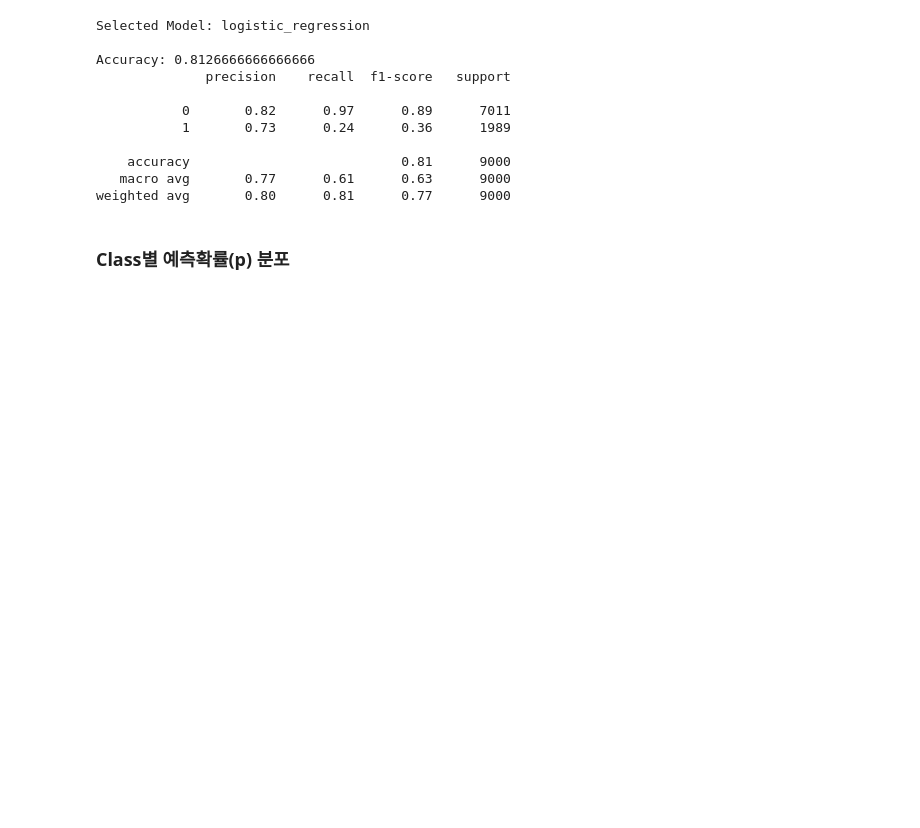
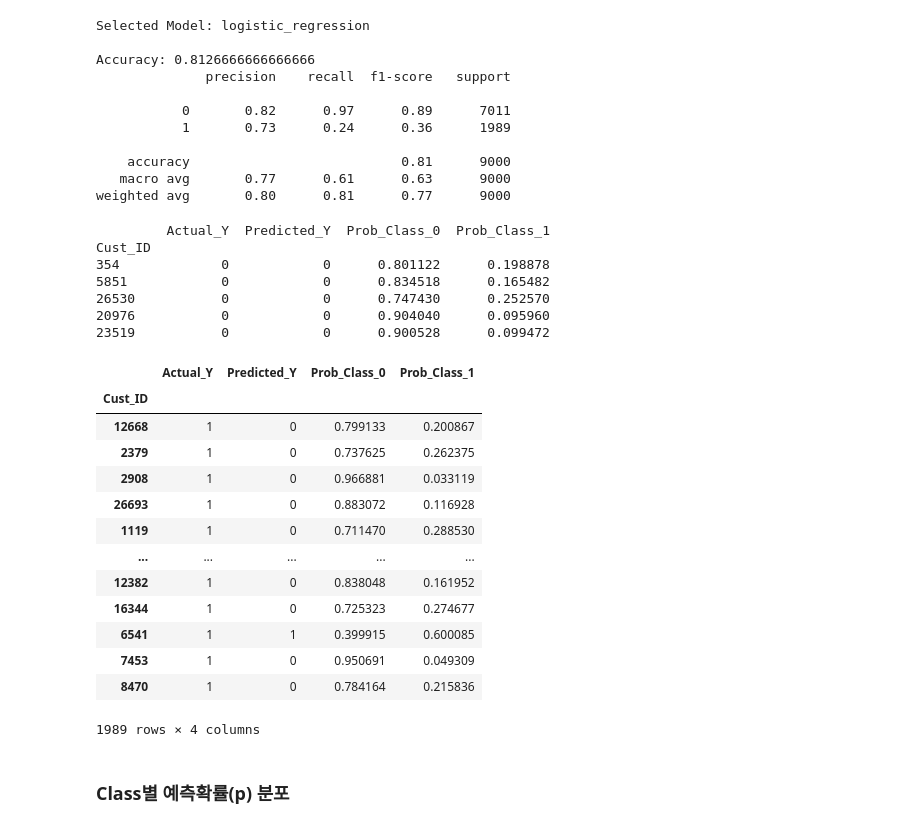
Before and after one commit to datadigger01/Datahandling, a Jupyter notebook: Code_example/week13_Classification_Performance_Evaluation.ipynb, the cells around one changed output. Cells and saved outputs as stored; diff of their text form; code cells hidden in the pictures; blank space fills up the shorter version.

```diff
--- a/Code_example/week13_Classification_Performance_Evaluation.ipynb
+++ b/Code_example/week13_Classification_Performance_Evaluation.ipynb
@@ -130,8 +130,8 @@ y_test = test_df['default_YN']
 models = {
     'logistic_regression': LogisticRegression(penalty='l1', solver='liblinear', C=1.0, random_state=345, max_iter=1000),
     'svm': SVC(probability=True, random_state=2345, kernel='rbf'),  # 예측 확률 시각화를 위해 probability=True 설정
-    'random_forest': RandomForestClassifier(n_estimators=100, max_depth=6, random_state=2345, n_jobs=-1),
-    'boosting': GradientBoostingClassifier(n_estimators=100, learning_rate=0.1, max_depth=10, random_state=2345)
+    'random_forest': RandomForestClassifier(n_estimators=200, max_depth=8, random_state=2345, n_jobs=-1),
+    'boosting': GradientBoostingClassifier(n_estimators=200, learning_rate=0.05, max_depth=3, random_state=2345)
 }
 
 # [선택] 실행하고자 하는 알고리즘명을 입력하세요: 'logistic_regression', 'svm', 'random_forest', 'boosting'
@@ -164,6 +164,45 @@ Accuracy: 0.8126666666666666
     accuracy                           0.81      9000
    macro avg       0.77      0.61      0.63      9000
 weighted avg       0.80      0.81      0.77      9000
+# %%
+# 1. model.predict_proba(X_test) 결과에서 클래스 0과 클래스 1의 확률을 분리
+proba_results = model.predict_proba(X_test)
+prob_class_0 = proba_results[:, 0]
+prob_class_1 = proba_results[:, 1]
+
+# 2. y_test의 index를 기준으로 DataFrame 생성
+evaluation_df = pd.DataFrame({
+    'Actual_Y': y_test,                          # 실제 정답 (0 또는 1)
+    'Predicted_Y': y_pred.astype(int),           # 모델 예측값 (0 또는 1)
+    'Prob_Class_0': prob_class_0,                # 클래스 0(정상)일 확률
+    'Prob_Class_1': prob_class_1                 # 클래스 1(연체)일 확률
+}, index=X_test.index)
+
+# 3. 데이터프레임 확인
+print(evaluation_df.head())
+evaluation_df[evaluation_df['Actual_Y']==1]
+# %% [output]
+         Actual_Y  Predicted_Y  Prob_Class_0  Prob_Class_1
+Cust_ID
+354             0            0      0.801122      0.198878
+5851            0            0      0.834518      0.165482
+26530           0            0      0.747430      0.252570
+20976           0            0      0.904040      0.095960
+23519           0            0      0.900528      0.099472
+|  | Actual_Y | Predicted_Y | Prob_Class_0 | Prob_Class_1 |
+| Cust_ID |  |  |  |  |
+| 12668 | 1 | 0 | 0.799133 | 0.200867 |
+| 2379 | 1 | 0 | 0.737625 | 0.262375 |
+| 2908 | 1 | 0 | 0.966881 | 0.033119 |
+| 26693 | 1 | 0 | 0.883072 | 0.116928 |
+| 1119 | 1 | 0 | 0.711470 | 0.288530 |
+| ... | ... | ... | ... | ... |
+| 12382 | 1 | 0 | 0.838048 | 0.161952 |
+| 16344 | 1 | 0 | 0.725323 | 0.274677 |
+| 6541 | 1 | 1 | 0.399915 | 0.600085 |
+| 7453 | 1 | 0 | 0.950691 | 0.049309 |
+| 8470 | 1 | 0 | 0.784164 | 0.215836 |
+1989 rows × 4 columns
 # %% [markdown]
 ### Class별 예측확률(p) 분포
 # %%
```
Also changed, not shown: parts of 1 cell of this notebook.
